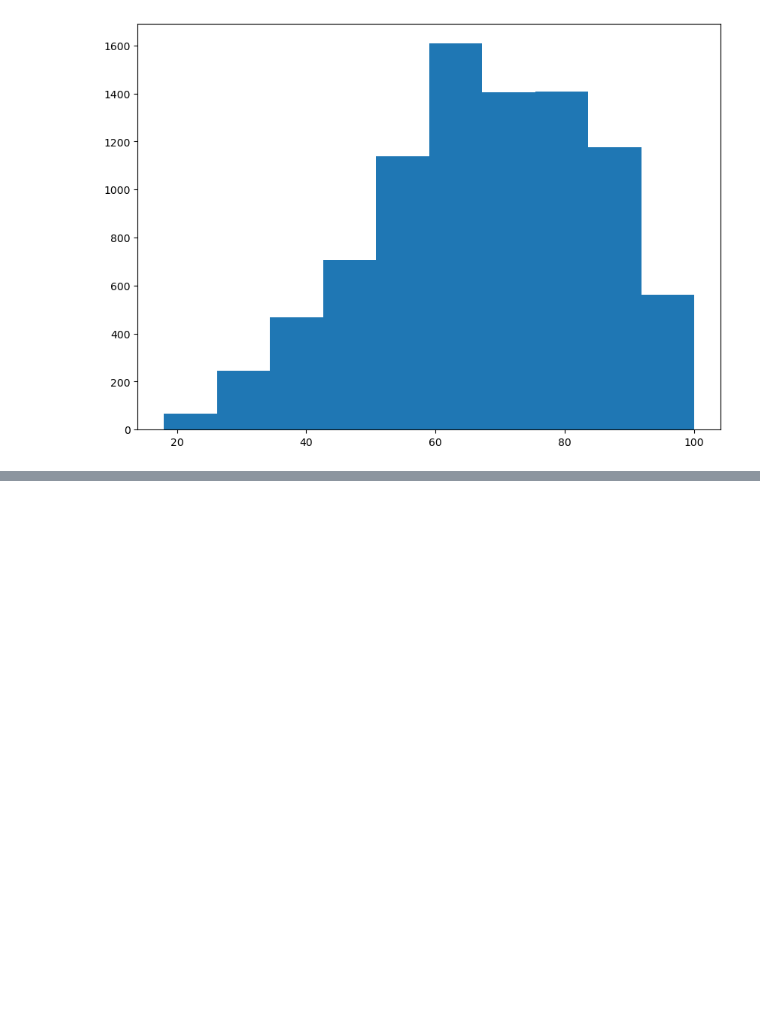
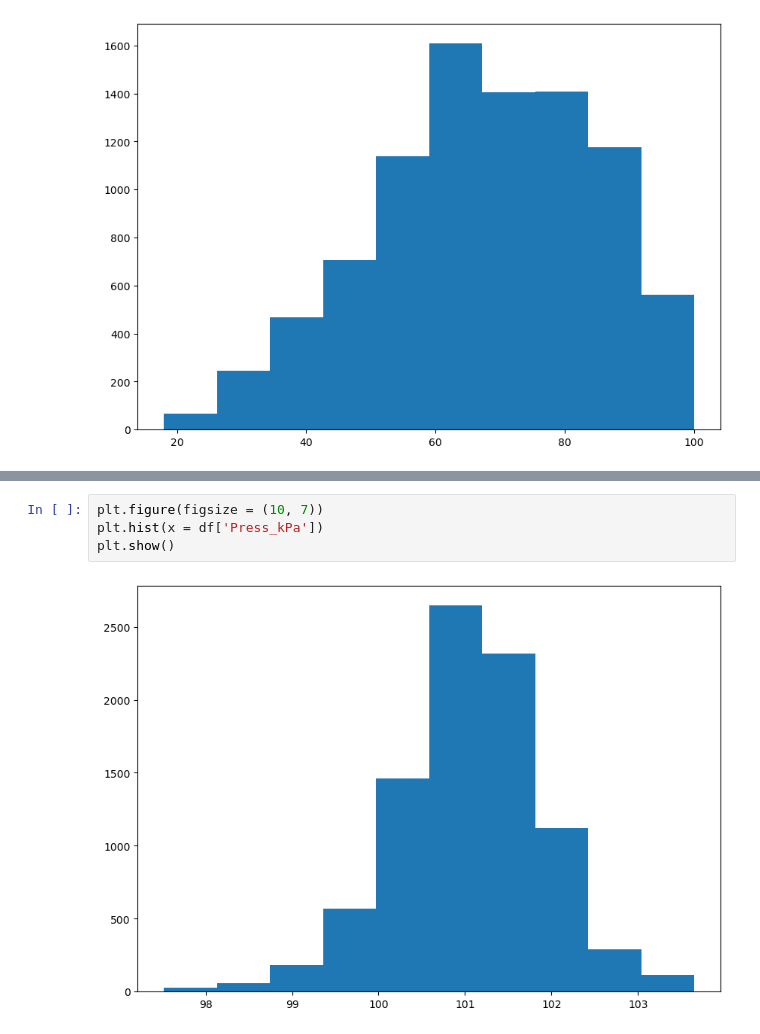
Before and after one commit to zabayodev/LuxDevHQ_Training_2024, a Jupyter notebook: dsaafrica_week_2_assignment.ipynb, the cells around one changed output, grey strips where cells are left out. Cells and saved outputs as stored; diff of their text form; blank space fills up the shorter version.

```diff
--- a/dsaafrica_week_2_assignment.ipynb
+++ b/dsaafrica_week_2_assignment.ipynb
@@ -111,0 +124,6 @@ plt.show()
+# %%
+plt.figure(figsize = (10, 7))
+plt.hist(x = df['Press_kPa'])
+plt.show()
+# %% [output]
+[figure, added]
```
Also changed, not shown: parts of 3 cells of this notebook.
